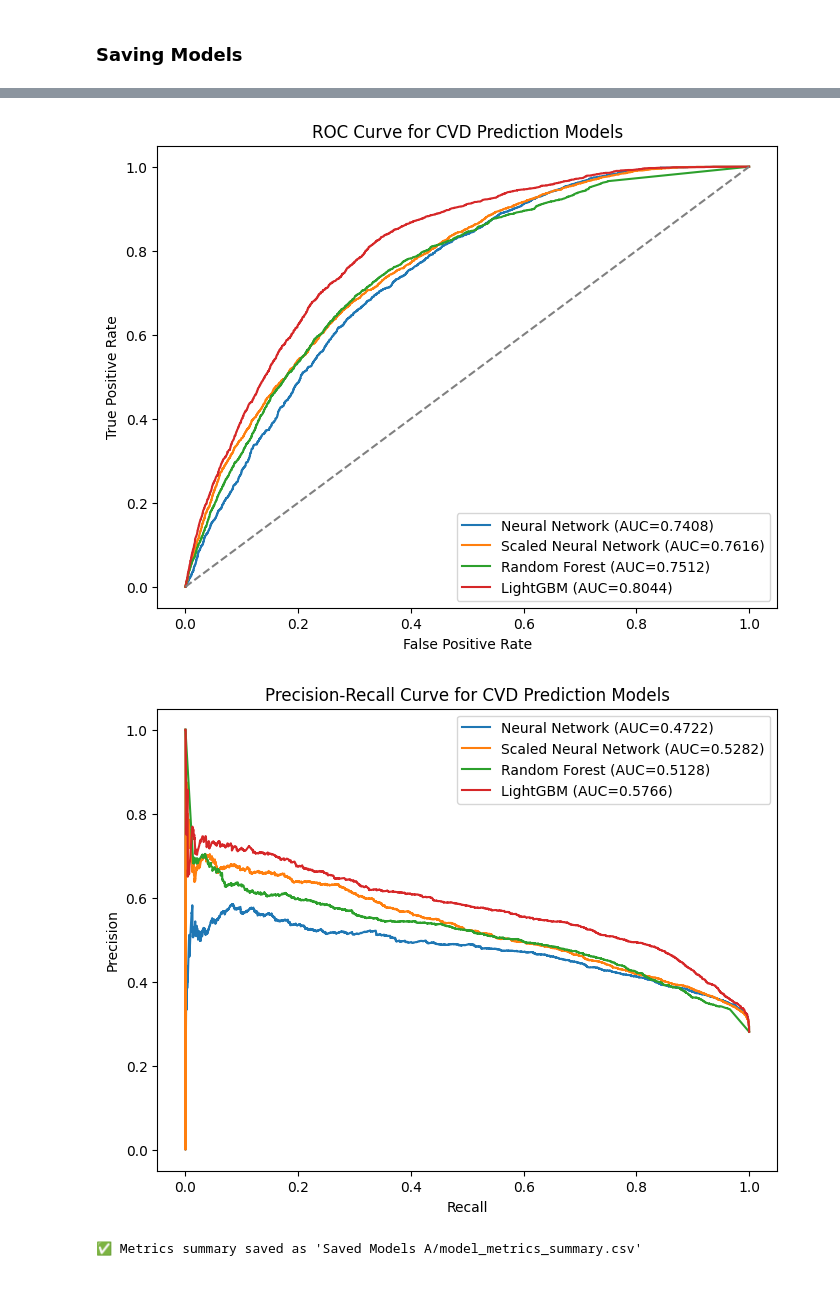
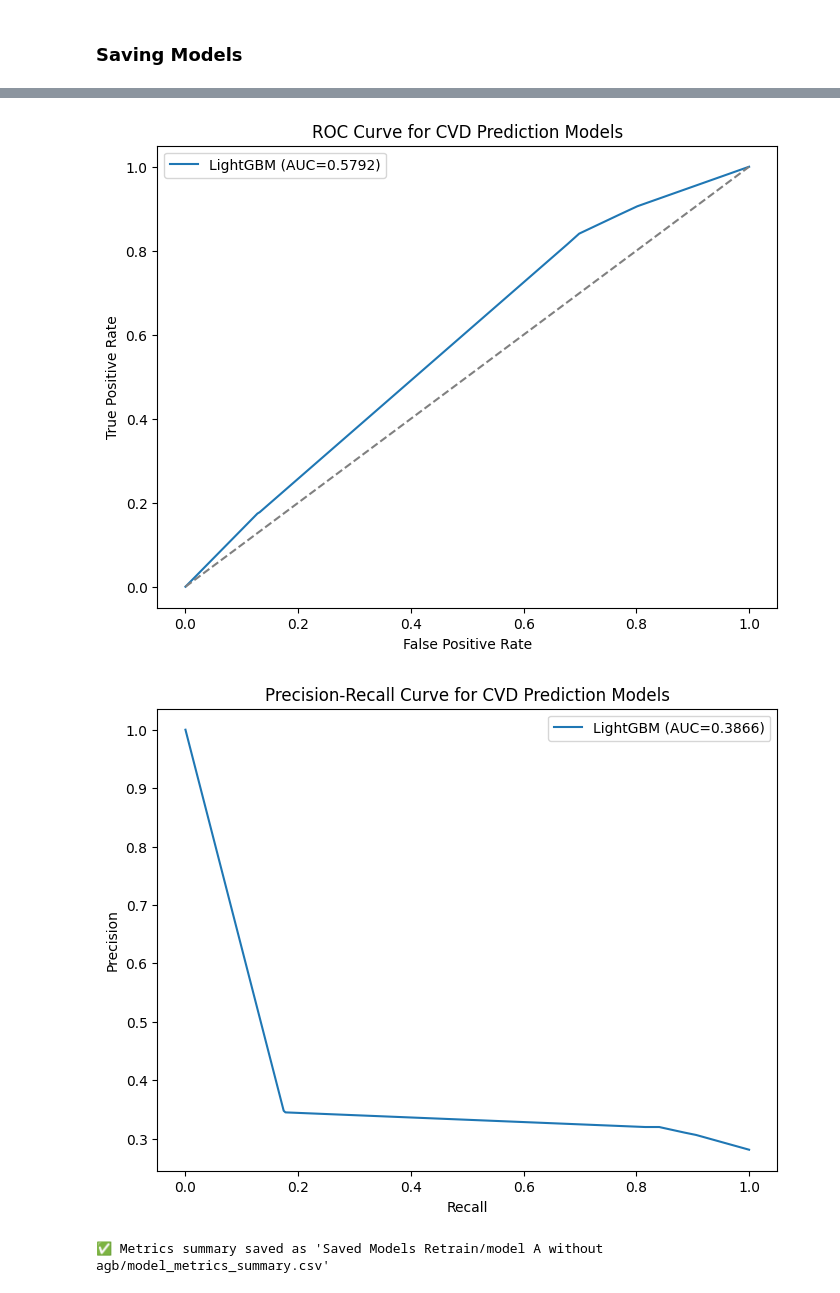
Before and after one commit to AhmedRafid3S5/Hybrid-CVD-Model, a Jupyter notebook: model_a_training(Part 2).ipynb, the cells around one changed output, grey strips where cells are left out. Drawn from its saved outputs; the diff is of its cells as text; code cells hidden in the pictures.

```diff
--- a/model_a_training(Part 2).ipynb
+++ b/model_a_training(Part 2).ipynb
@@ -36,7 +36,7 @@ import lightgbm as lgb
 import tensorflow as tf
 import matplotlib.pyplot as plt
 
-X = dataset.drop(['Cardiovascular Disease'], axis=1)
+X = dataset.drop(['Cardiovascular Disease', 'Age', 'Gender', 'BMI'], axis=1)
 Y = dataset['Cardiovascular Disease']
 
 X_train, X_test, Y_train, Y_test = train_test_split(
@@ -218,16 +226,16 @@ from sklearn.metrics import (
     roc_curve, precision_recall_curve, auc, classification_report
 )
 
-y_prob_nn = model.predict(X_test).flatten()
-y_pred_nn = (y_prob_nn >= 0.5).astype(int)
+# y_prob_nn = model.predict(X_test).flatten()
+# y_pred_nn = (y_prob_nn >= 0.5).astype(int)
 
-y_prob_scaled_nn = scaledModel.predict(X_test_scaled).flatten()
-y_pred_scaled_nn = (y_prob_scaled_nn >= 0.5).astype(int)
+# y_prob_scaled_nn = scaledModel.predict(X_test_scaled).flatten()
+# y_pred_scaled_nn = (y_prob_scaled_nn >= 0.5).astype(int)
 
 model_predictions = {
-    'Neural Network': (y_pred_nn, y_prob_nn),
-    'Scaled Neural Network': (y_pred_scaled_nn, y_prob_scaled_nn),
-    'Random Forest': (y_pred_rf, y_prob_rf),
+    # 'Neural Network': (y_pred_nn, y_prob_nn),
+    # 'Scaled Neural Network': (y_pred_scaled_nn, y_prob_scaled_nn),
+    # 'Random Forest': (y_pred_rf, y_prob_rf),
     'LightGBM': (y_pred_lgbm, y_prob_lgbm)
 }
 
@@ -298,25 +305,25 @@ import os
 import joblib
 
 
-os.makedirs("Saved Models A", exist_ok=True)
+os.makedirs("Saved Models Retrain/model A without agb", exist_ok=True)
 
 # Models dictionary for saving
 models = {
-    'Random Forest': rf_model,
+    # 'Random Forest': rf_model,
     'LightGBM': lgbm_model
 }
 
-model.save("Saved Models A/neural_network.keras")
-scaledModel.save("Saved Models A/scaled_neural_network.keras")
+# model.save("Saved Models Retrain/model A without agb/neural_network.keras")
+# scaledModel.save("Saved Models Retrain/model A without agb/scaled_neural_network.keras")
 
-joblib.dump(models['Random Forest'], "Saved Models A/random_forest.joblib")
+# joblib.dump(models['Random Forest'], "Saved Models Retrain/model A without agb/random_forest.joblib")
 
 if hasattr(models['LightGBM'], "booster_"):
-    models['LightGBM'].booster_.save_model("Saved Models A/lightgbm_model.txt")
+    models['LightGBM'].booster_.save_model("Saved Models Retrain/model A without agb/lightgbm_modelA.txt")
 else:
-    joblib.dump(models['LightGBM'], "Saved Models A/lightgbm_model.joblib")
+    joblib.dump(models['LightGBM'], "Saved Models Retrain/model A without agb/lightgbm_modelA.joblib")
 
-print("✅ Models saved in 'Saved Models A' folder")
+print("✅ Models saved in 'Saved Models Retrain/model A without agb' folder")
 
 # --------- PERFORMANCE METRICS & CSV EXPORT ---------
 metrics_list = []
@@ -380,6 +387,6 @@ plt.show()
 
 # Save metrics as CSV
 metrics_df = pd.DataFrame(metrics_list)
-metrics_df.to_csv("Saved Models A/model_metrics_summary.csv", index=False)
-print("✅ Metrics summary saved as 'Saved Models A/model_metrics_summary.csv'")
+metrics_df.to_csv("Saved Models Retrain/model A without agb/model_metrics_summary_A_withoutagb.csv", index=False)
+print("✅ Metrics summary saved as 'Saved Models Retrain/model A without agb/model_metrics_summary.csv'")
 # %% [output]
@@ -403,3 +410,3 @@ weighted avg       0.74      0.76      0.74     11461
-[figure, old version]
+[figure, new version]
-[figure, old version]
+[figure, new version]
-✅ Metrics summary saved as 'Saved Models A/model_metrics_summary.csv'
+✅ Metrics summary saved as 'Saved Models Retrain/model A without agb/model_metrics_summary.csv'
```
Also changed, not shown: parts of 3 cells of this notebook, 27 other files.
